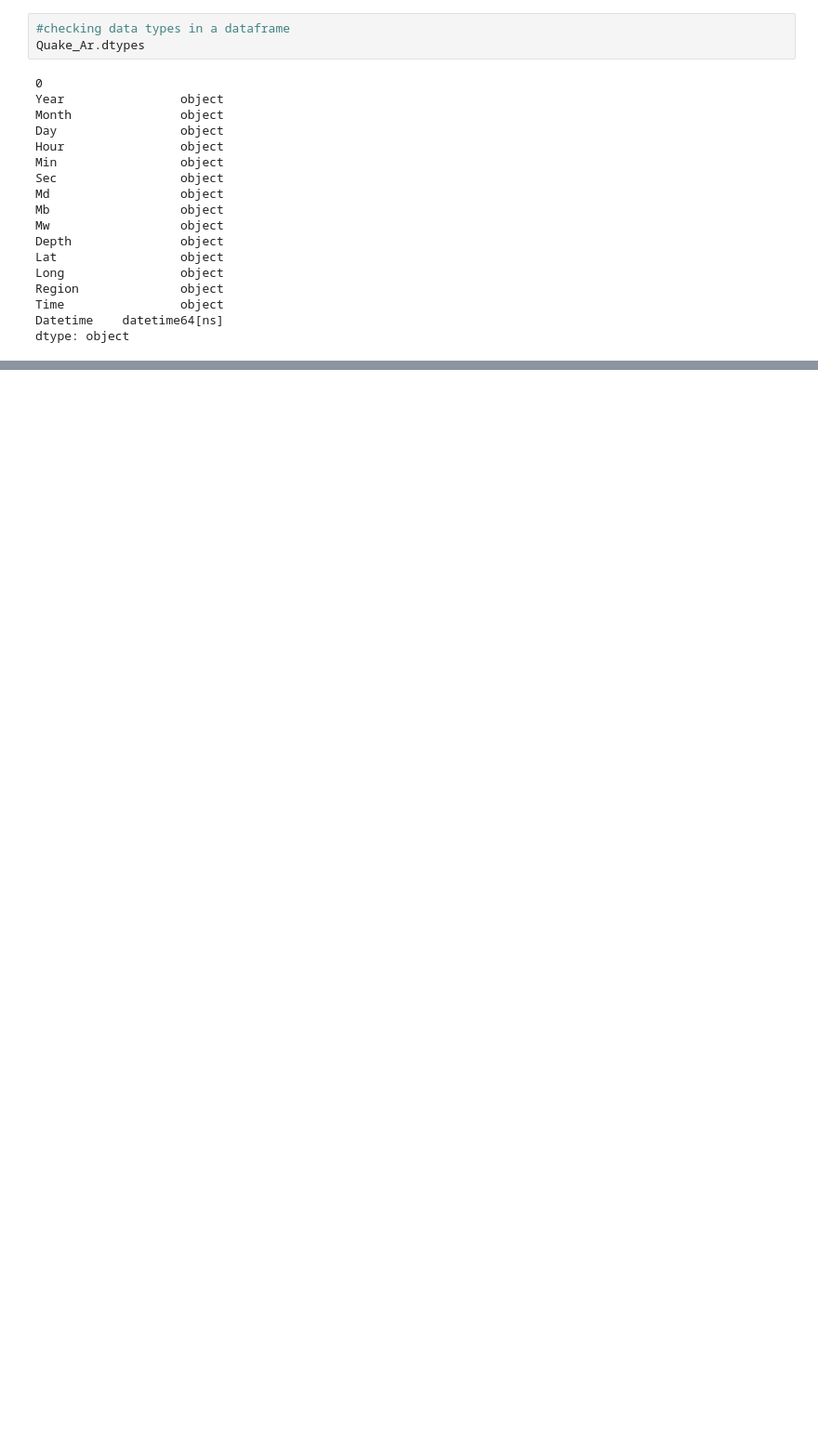
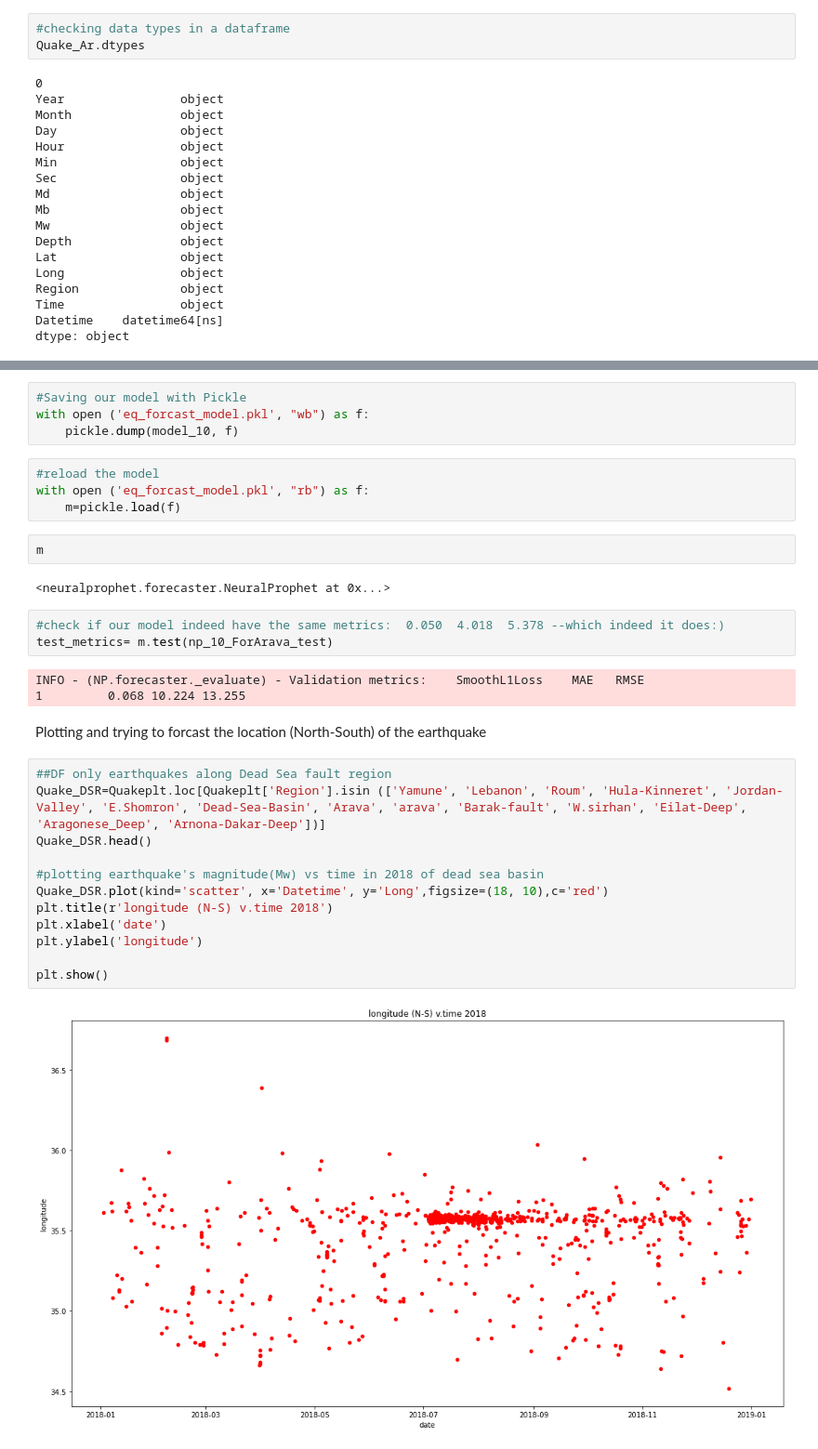
Before and after one commit to yelsky-s/earthquake-forcast, a Jupyter notebook: Earth quake.ipynb, the cells around one changed output, grey strips where cells are left out. Shown at 93% size. Cells and saved outputs as stored; diff of their text form; blank space fills up the shorter version.

```diff
--- a/Earth quake.ipynb
+++ b/Earth quake.ipynb
@@ -194,0 +291,34 @@ See the caveats in the documentation: https://pandas.pydata.org/pandas-docs/stab
+# %%
+#Saving our model with Pickle
+with open ('eq_forcast_model.pkl', "wb") as f:
+    pickle.dump(model_10, f)
+# %%
+#reload the model
+with open ('eq_forcast_model.pkl', "rb") as f:
+    m=pickle.load(f)
+# %%
+m
+# %% [output]
+<neuralprophet.forecaster.NeuralProphet at 0x...>
+# %%
+#check if our model indeed have the same metrics:  0.050  4.018  5.378 --which indeed it does:)
+test_metrics= m.test(np_10_ForArava_test)
+# %% [output]
+INFO - (NP.forecaster._evaluate) - Validation metrics:    SmoothL1Loss    MAE   RMSE
+1         0.068 10.224 13.255
+# %% [markdown]
+Plotting and trying to forcast the location (North-South) of the earthquake
+# %%
+##DF only earthquakes along Dead Sea fault region
+Quake_DSR=Quakeplt.loc[Quakeplt['Region'].isin (['Yamune', 'Lebanon', 'Roum', 'Hula-Kinneret', 'Jordan-Valley', 'E.Shomron', 'Dead-Sea-Basin', 'Arava', 'arava', 'Barak-fault', 'W.sirhan', 'Eilat-Deep', 'Aragonese_Deep', 'Arnona-Dakar-Deep'])]
+Quake_DSR.head()
+
+#plotting earthquake's magnitude(Mw) vs time in 2018 of dead sea basin
+Quake_DSR.plot(kind='scatter', x='Datetime', y='Long',figsize=(18, 10),c='red')
+plt.title(r'longitude (N-S) v.time 2018')
+plt.xlabel('date')
+plt.ylabel('longitude')
+
+plt.show()
+# %% [output]
+[figure, added]
```
Also changed, not shown: parts of 25 cells of this notebook.
